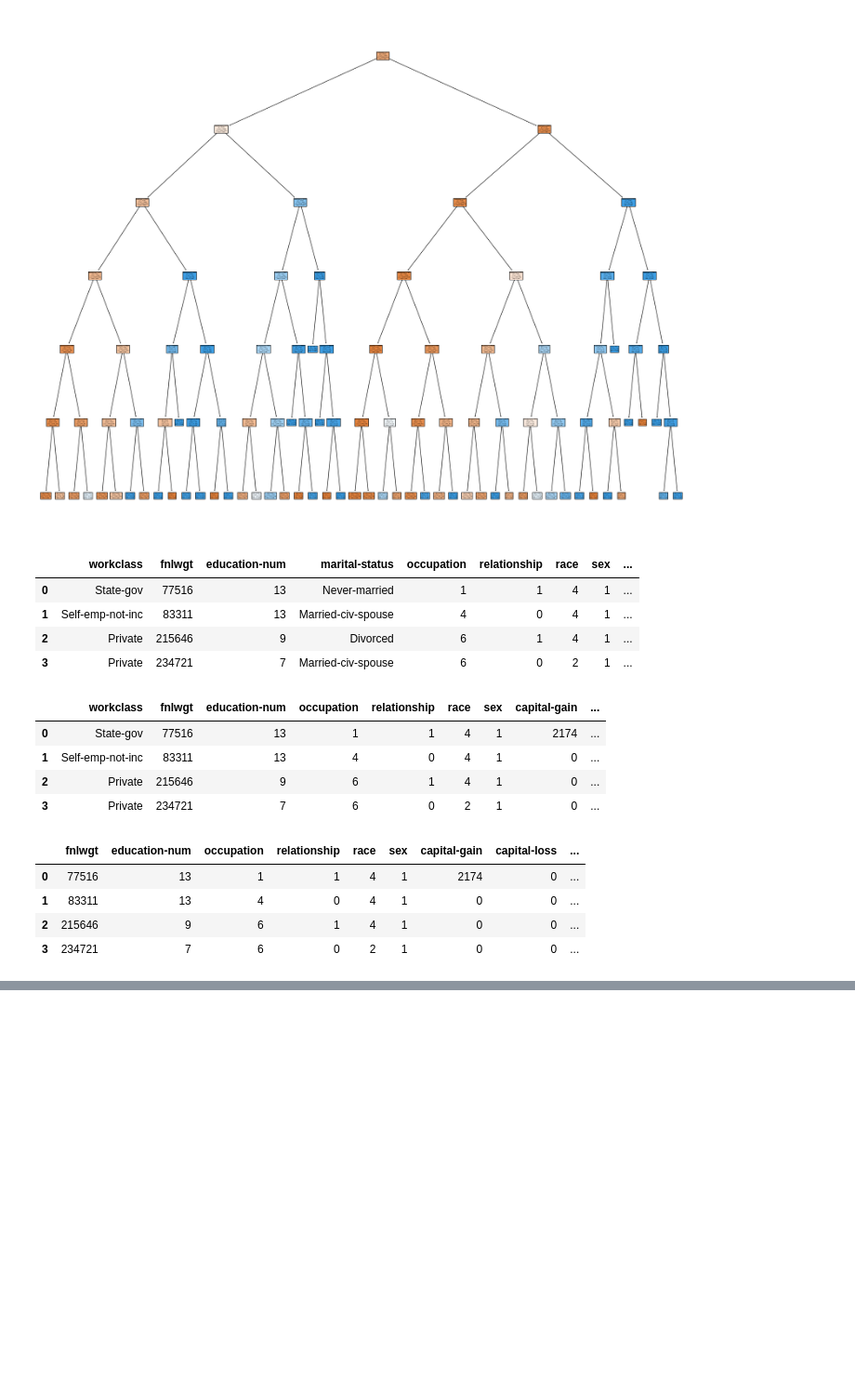
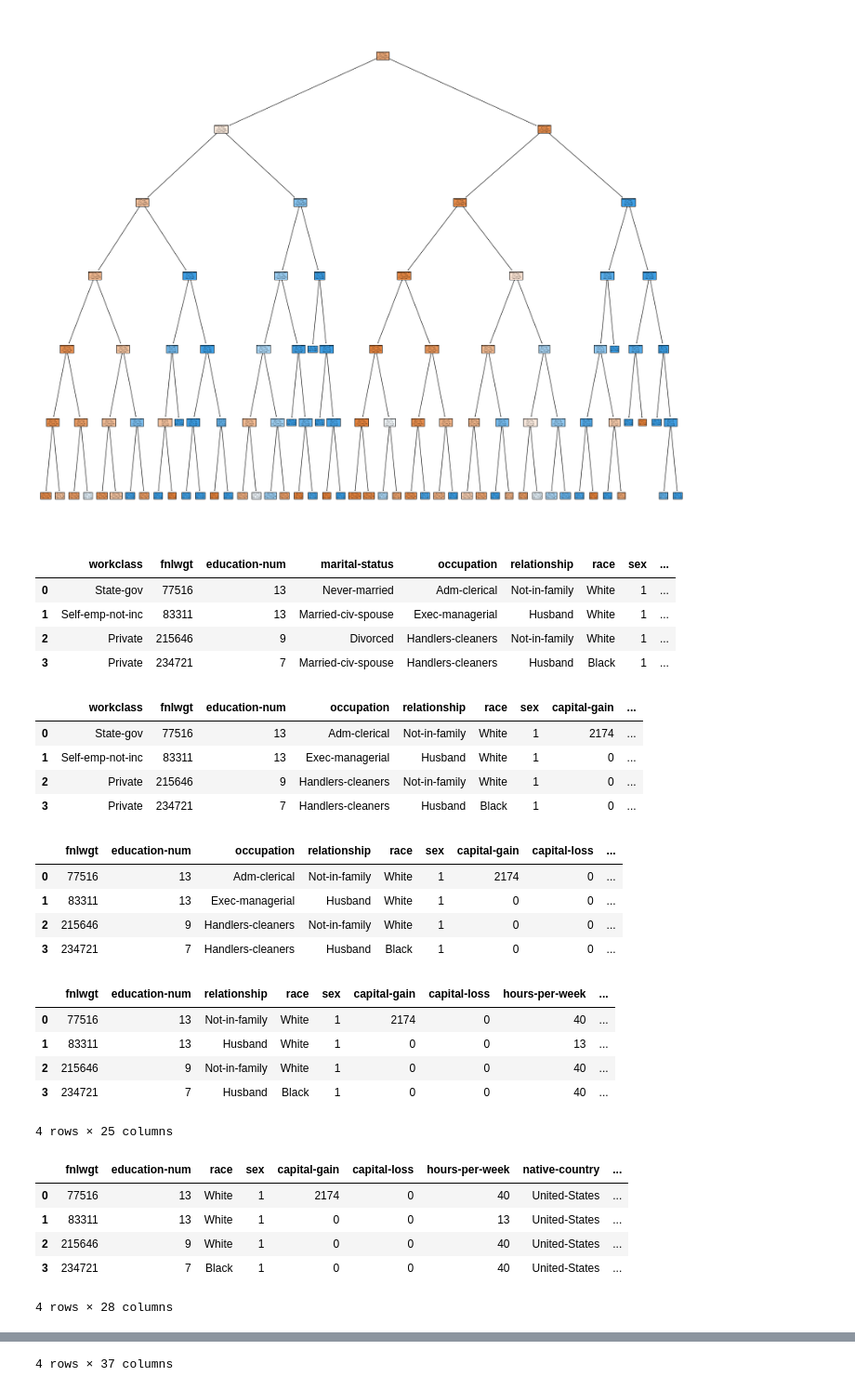
Before and after one commit to JasonQuantrill/Classifier-Comparison, a Jupyter notebook: DTC.ipynb, the cells around one changed output, grey strips where cells are left out. Shown at 93% size. Saved outputs shown, nothing was run; the diff lists cells and outputs as text; code cells hidden in the pictures; blank space fills up the shorter version.

```diff
--- a/DTC.ipynb
+++ b/DTC.ipynb
@@ -303,47 +303,90 @@ plt.show()
 # %%
 # Extract features and target
 df3 = df.copy()
 y3 = df3.iloc[:,-1:]
 X3 = df3.iloc[:,1:-1]
 
 # Create encoder
 encoder = LabelEncoder()
 
 # Encode categorical data
-X3['occupation'] = encoder.fit_transform(X3['occupation'])
-X3['relationship'] = encoder.fit_transform(X3['relationship'])
-X3['race'] = encoder.fit_transform(X3['race'])
-X3['native-country'] = encoder.fit_transform(X3['native-country'])
+# X3['occupation'] = encoder.fit_transform(X3['occupation'])
+# X3['relationship'] = encoder.fit_transform(X3['relationship'])
+# X3['race'] = encoder.fit_transform(X3['race'])
+# X3['native-country'] = encoder.fit_transform(X3['native-country'])
 X3['sex'] = encoder.fit_transform(X3['sex'])
 display(X3.iloc[:4,:])
 
 # One hot encode categorical data - marital-status
 X3['marital-status'].replace(['Married-civ-spouse', 'Married-spouse-absent', 'Married-AF-spouse'], 'Married', inplace=True)
 X3['marital-status'].replace(['Divorced', 'Separated', 'Widowed'], 'Divorced', inplace=True)
 X3 = pd.get_dummies(X3, columns=['marital-status'], dtype=int)
 display(X3.iloc[:4,:])
 
 # One hot encode categorical data - workclass
 X3['workclass'].replace(['Self-emp-not-inc', 'Self-emp-inc'], 'self-emp', inplace=True)
 X3['workclass'].replace(['Federal-gov', 'Local-gov', 'State-gov'], 'government', inplace=True)
 X3['workclass'].replace(['Never-worked', 'Without-pay'], 'jobless', inplace=True)
+X3 = pd.get_dummies(X3, columns=['workclass'], dtype=int)
+display(X3.iloc[:4,:])
 
-X3 = pd.get_dummies(X3, columns=['workclass'], dtype=int)
+# One hot encode categorical data - occupation
+X3['occupation'].replace(['Tech-support', 'Craft-repair', 'Machine-op-inspct'], 'Technical/Support', inplace=True)
+X3['occupation'].replace(['Other-service', 'Priv-house-serv', 'Protective-serv'], 'Service', inplace=True)
+X3['occupation'].replace(['Exec-managerial', 'Adm-clerical'], 'Management/Administration', inplace=True)
+X3['occupation'].replace(['Sales'], 'Sales', inplace=True)
+X3['occupation'].replace(['Prof-specialty'], 'Professional', inplace=True)
+X3['occupation'].replace(['Handlers-cleaners', 'Farming-fishing', 'Transport-moving'], 'Manual Labor', inplace=True)
+X3['occupation'].replace(['Armed-Forces'], 'Specialized', inplace=True)
+X3 = pd.get_dummies(X3, columns=['occupation'], dtype=int)
+display(X3.iloc[:4, :])
 
-display(X3.iloc[:4,:])
+X3['relationship'].replace(['Wife', 'Husband'], 'Spouse', inplace=True)
+X3['relationship'].replace(['Own-child'], 'Child', inplace=True)
+X3['relationship'].replace(['Other-relative'], 'Other Relatives', inplace=True)
+X3['relationship'].replace(['Not-in-family', 'Unmarried'], 'Non-Family', inplace=True)
+X3 = pd.get_dummies(X3, columns=['relationship'], dtype=int)
+display(X3.iloc[:4, :])
+
+X3['race'].replace(['White'], 'White', inplace=True)
+X3['race'].replace(['Asian-Pac-Islander'], 'Asian/Pacific Islander', inplace=True)
+X3['race'].replace(['Amer-Indian-Eskimo'], 'American Indian/Eskimo', inplace=True)
+X3['race'].replace(['Black'], 'Black', inplace=True)
+X3['race'].replace(['Other'], 'Other', inplace=True)
+X3 = pd.get_dummies(X3, columns=['race'], dtype=int)
+
+
+X3['native-country'].replace(['United-States', 'Canada', 'Outlying-US(Guam-USVI-etc)', 'Puerto-Rico', 'Mexico', 'Cuba', 'Jamaica', 'Dominican-Republic', 'Haiti', 'Guatemala', 'Honduras', 'El-Salvador', 'Nicaragua', 'Trinadad&Tobago', 'Panama'], 'North America', inplace=True)
+X3['native-country'].replace(['England', 'Germany', 'Greece', 'Italy', 'Poland', 'Portugal', 'Ireland', 'France', 'Scotland', 'Yugoslavia', 'Hungary', 'Holand-Netherlands'], 'Europe', inplace=True)
+X3['native-country'].replace(['Cambodia', 'India', 'Japan', 'China', 'Philippines', 'Vietnam', 'Taiwan', 'Laos', 'Iran', 'Thailand', 'Hong'], 'Asia', inplace=True)
+X3['native-country'].replace(['Ecuador', 'Columbia', 'Peru'], 'Other', inplace=True)
+X3 = pd.get_dummies(X3, columns=['native-country'], dtype=int)
+display(X3.iloc[:4, :])
 # %% [output]
 |  | workclass | fnlwgt | education-num | marital-status | occupation | relationship | race | sex | ... |
-| 0 | State-gov | 77516 | 13 | Never-married | 1 | 1 | 4 | 1 | ... |
-| 1 | Self-emp-not-inc | 83311 | 13 | Married-civ-spouse | 4 | 0 | 4 | 1 | ... |
-| 2 | Private | 215646 | 9 | Divorced | 6 | 1 | 4 | 1 | ... |
-| 3 | Private | 234721 | 7 | Married-civ-spouse | 6 | 0 | 2 | 1 | ... |
+| 0 | State-gov | 77516 | 13 | Never-married | Adm-clerical | Not-in-family | White | 1 | ... |
+| 1 | Self-emp-not-inc | 83311 | 13 | Married-civ-spouse | Exec-managerial | Husband | White | 1 | ... |
+| 2 | Private | 215646 | 9 | Divorced | Handlers-cleaners | Not-in-family | White | 1 | ... |
+| 3 | Private | 234721 | 7 | Married-civ-spouse | Handlers-cleaners | Husband | Black | 1 | ... |
 |  | workclass | fnlwgt | education-num | occupation | relationship | race | sex | capital-gain | ... |
-| 0 | State-gov | 77516 | 13 | 1 | 1 | 4 | 1 | 2174 | ... |
-| 1 | Self-emp-not-inc | 83311 | 13 | 4 | 0 | 4 | 1 | 0 | ... |
-| 2 | Private | 215646 | 9 | 6 | 1 | 4 | 1 | 0 | ... |
-| 3 | Private | 234721 | 7 | 6 | 0 | 2 | 1 | 0 | ... |
+| 0 | State-gov | 77516 | 13 | Adm-clerical | Not-in-family | White | 1 | 2174 | ... |
+| 1 | Self-emp-not-inc | 83311 | 13 | Exec-managerial | Husband | White | 1 | 0 | ... |
+| 2 | Private | 215646 | 9 | Handlers-cleaners | Not-in-family | White | 1 | 0 | ... |
+| 3 | Private | 234721 | 7 | Handlers-cleaners | Husband | Black | 1 | 0 | ... |
 |  | fnlwgt | education-num | occupation | relationship | race | sex | capital-gain | capital-loss | ... |
-| 0 | 77516 | 13 | 1 | 1 | 4 | 1 | 2174 | 0 | ... |
-| 1 | 83311 | 13 | 4 | 0 | 4 | 1 | 0 | 0 | ... |
-| 2 | 215646 | 9 | 6 | 1 | 4 | 1 | 0 | 0 | ... |
-| 3 | 234721 | 7 | 6 | 0 | 2 | 1 | 0 | 0 | ... |
+| 0 | 77516 | 13 | Adm-clerical | Not-in-family | White | 1 | 2174 | 0 | ... |
+| 1 | 83311 | 13 | Exec-managerial | Husband | White | 1 | 0 | 0 | ... |
+| 2 | 215646 | 9 | Handlers-cleaners | Not-in-family | White | 1 | 0 | 0 | ... |
+| 3 | 234721 | 7 | Handlers-cleaners | Husband | Black | 1 | 0 | 0 | ... |
+|  | fnlwgt | education-num | relationship | race | sex | capital-gain | capital-loss | hours-per-week | ... |
+| 0 | 77516 | 13 | Not-in-family | White | 1 | 2174 | 0 | 40 | ... |
+| 1 | 83311 | 13 | Husband | White | 1 | 0 | 0 | 13 | ... |
+| 2 | 215646 | 9 | Not-in-family | White | 1 | 0 | 0 | 40 | ... |
+| 3 | 234721 | 7 | Husband | Black | 1 | 0 | 0 | 40 | ... |
+4 rows × 25 columns
+|  | fnlwgt | education-num | race | sex | capital-gain | capital-loss | hours-per-week | native-country | ... |
+| 0 | 77516 | 13 | White | 1 | 2174 | 0 | 40 | United-States | ... |
+| 1 | 83311 | 13 | White | 1 | 0 | 0 | 13 | United-States | ... |
+| 2 | 215646 | 9 | White | 1 | 0 | 0 | 40 | United-States | ... |
+| 3 | 234721 | 7 | Black | 1 | 0 | 0 | 40 | United-States | ... |
+4 rows × 28 columns
@@ -350,3 +398,4 @@ display(X3.iloc[:4,:])
+4 rows × 37 columns
 # %%
 X_train, X_test, y_train, y_test = train_test_split(X3, y3, test_size=0.2, random_state=42)
 
```
Also changed, not shown: parts of 5 cells of this notebook, 2 other files.
